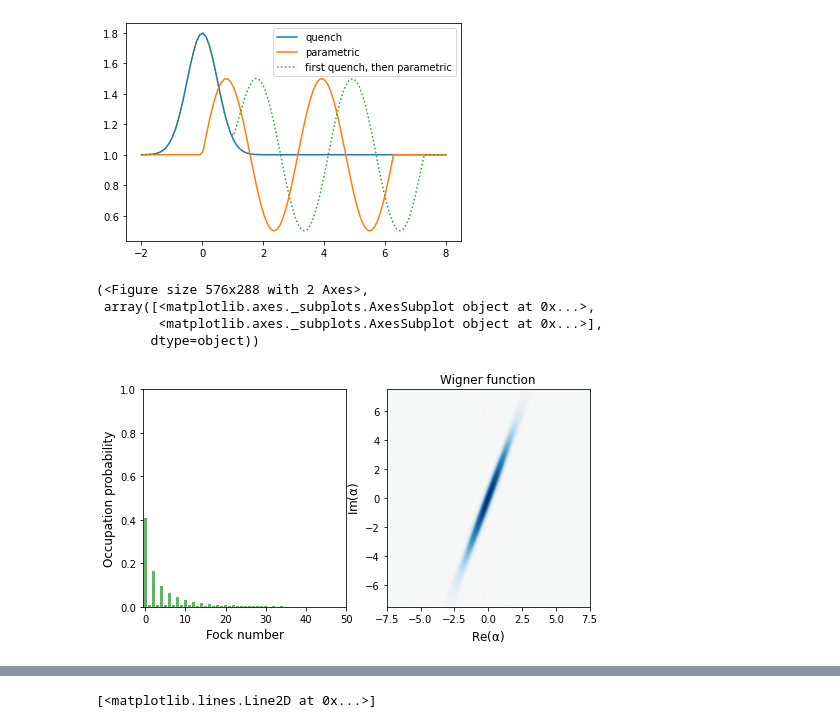
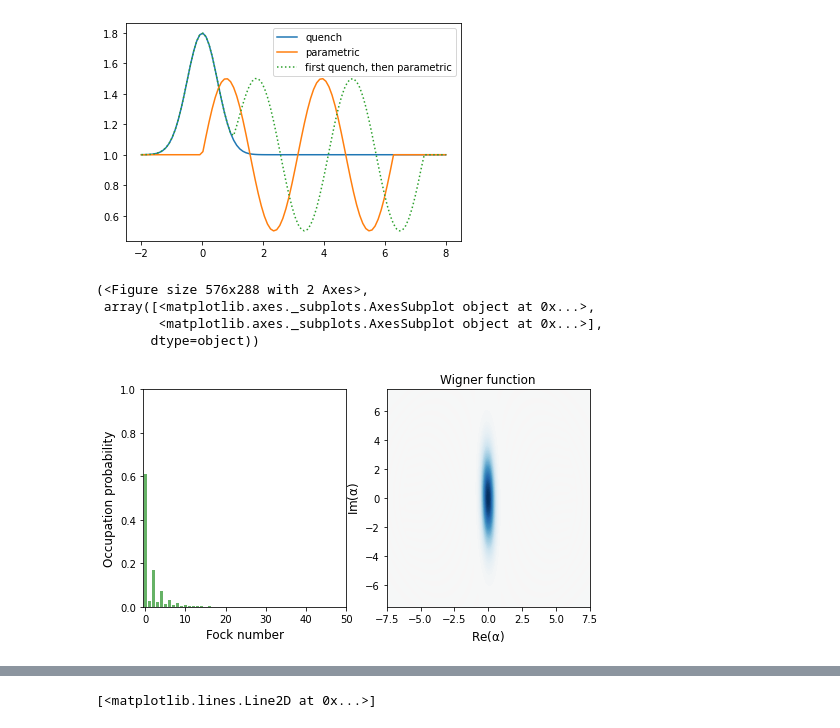
Before and after one commit to R-Thomm/Robin-Master, a Jupyter notebook: squeezed.ipynb, the cells around one changed output, grey strips where cells are left out. Cells and saved outputs as stored; diff of their text form; code cells hidden in the pictures.

```diff
--- a/squeezed.ipynb
+++ b/squeezed.ipynb
@@ -64,12 +64,14 @@ resultP = mesolve(H, psi0, timesP, args=argsP)
 timesQP = np.linspace(-2,12,600)
 resultQP = mesolve(H, psi0, timesQP, args=argsQP)
 # %%
-psi = resultP.states[-1]
+result = resultQ
+
+psi = result.states[-1]
 
 plot_wigner_fock_distribution(psi)
 # %% [output]
 (<Figure size 576x288 with 2 Axes>,
  array([<matplotlib.axes._subplots.AxesSubplot object at 0x...>,
         <matplotlib.axes._subplots.AxesSubplot object at 0x...>],
        dtype=object))
-[figure, old version]
+[figure, new version]
```
Also changed, not shown: parts of 7 cells of this notebook, 1 other file.
